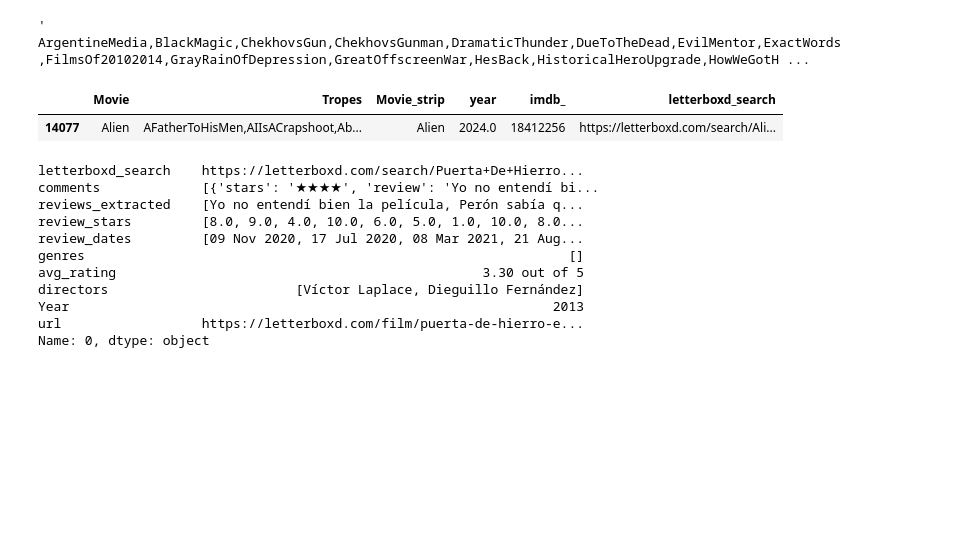
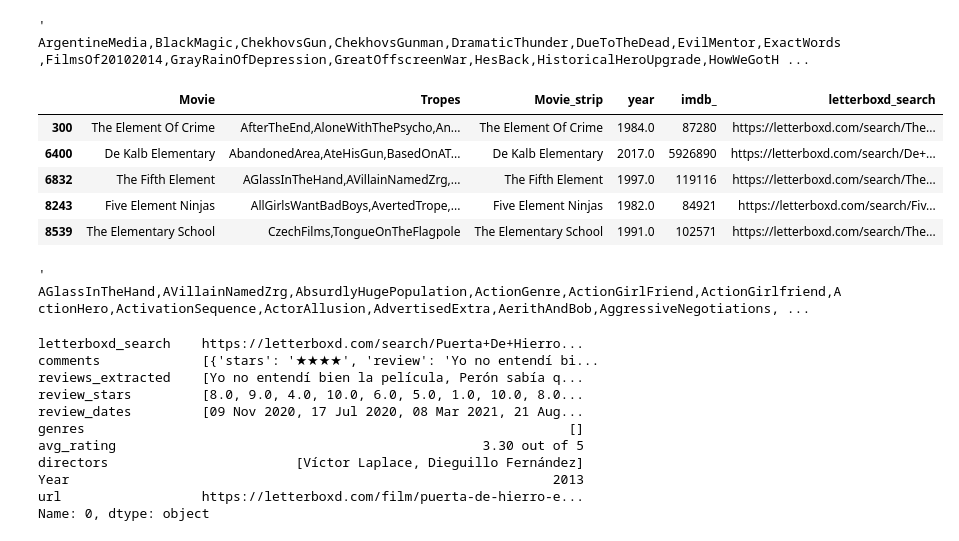
Before and after one commit to FWJK1/Pocs_Film_Project, a Jupyter notebook: Code/letterboxd_cleaning/better_trope_maker.ipynb, the cells around one changed output. Saved outputs shown, nothing was run; the diff lists cells and outputs as text; code cells hidden in the pictures; blank space fills up the shorter version.

```diff
--- a/Code/letterboxd_cleaning/better_trope_maker.ipynb
+++ b/Code/letterboxd_cleaning/better_trope_maker.ipynb
@@ -44,10 +45,18 @@ df['Tropes'].iloc[0]
 # %% [output]
 ' ArgentineMedia,BlackMagic,ChekhovsGun,ChekhovsGunman,DramaticThunder,DueToTheDead,EvilMentor,ExactWords,FilmsOf20102014,GrayRainOfDepression,GreatOffscreenWar,HesBack,HistoricalHeroUpgrade,HowWeGotH ...
 # %%
-df[df['Movie'] == 'Alien']
+df[df['Movie'].str.contains('Element')]
 # %% [output]
 |  | Movie | Tropes | Movie_strip | year | imdb_ | letterboxd_search |
-| 14077 | Alien | AFatherToHisMen,AIIsACrapshoot,Ab... | Alien | 2024.0 | 18412256 | https://letterboxd.com/search/Ali... |
+| 300 | The Element Of Crime | AfterTheEnd,AloneWithThePsycho,An... | The Element Of Crime | 1984.0 | 87280 | https://letterboxd.com/search/The... |
+| 6400 | De Kalb Elementary | AbandonedArea,AteHisGun,BasedOnAT... | De Kalb Elementary | 2017.0 | 5926890 | https://letterboxd.com/search/De+... |
+| 6832 | The Fifth Element | AGlassInTheHand,AVillainNamedZrg,... | The Fifth Element | 1997.0 | 119116 | https://letterboxd.com/search/The... |
+| 8243 | Five Element Ninjas | AllGirlsWantBadBoys,AvertedTrope,... | Five Element Ninjas | 1982.0 | 84921 | https://letterboxd.com/search/Fiv... |
+| 8539 | The Elementary School | CzechFilms,TongueOnTheFlagpole | The Elementary School | 1991.0 | 102571 | https://letterboxd.com/search/The... |
+# %%
+df['Tropes'].loc[6832]
+# %% [output]
+' AGlassInTheHand,AVillainNamedZrg,AbsurdlyHugePopulation,ActionGenre,ActionGirlFriend,ActionGirlfriend,ActionHero,ActivationSequence,ActorAllusion,AdvertisedExtra,AerithAndBob,AggressiveNegotiations, ...
 # %%
 df['nu_tropes'] = df['Tropes'].apply(lambda x: x.split(","))
 # for trope in df[df['Movie'] == "Borat"]['nu_tropes']:
```
Also changed, not shown: parts of 12 cells of this notebook, 3 other files.
